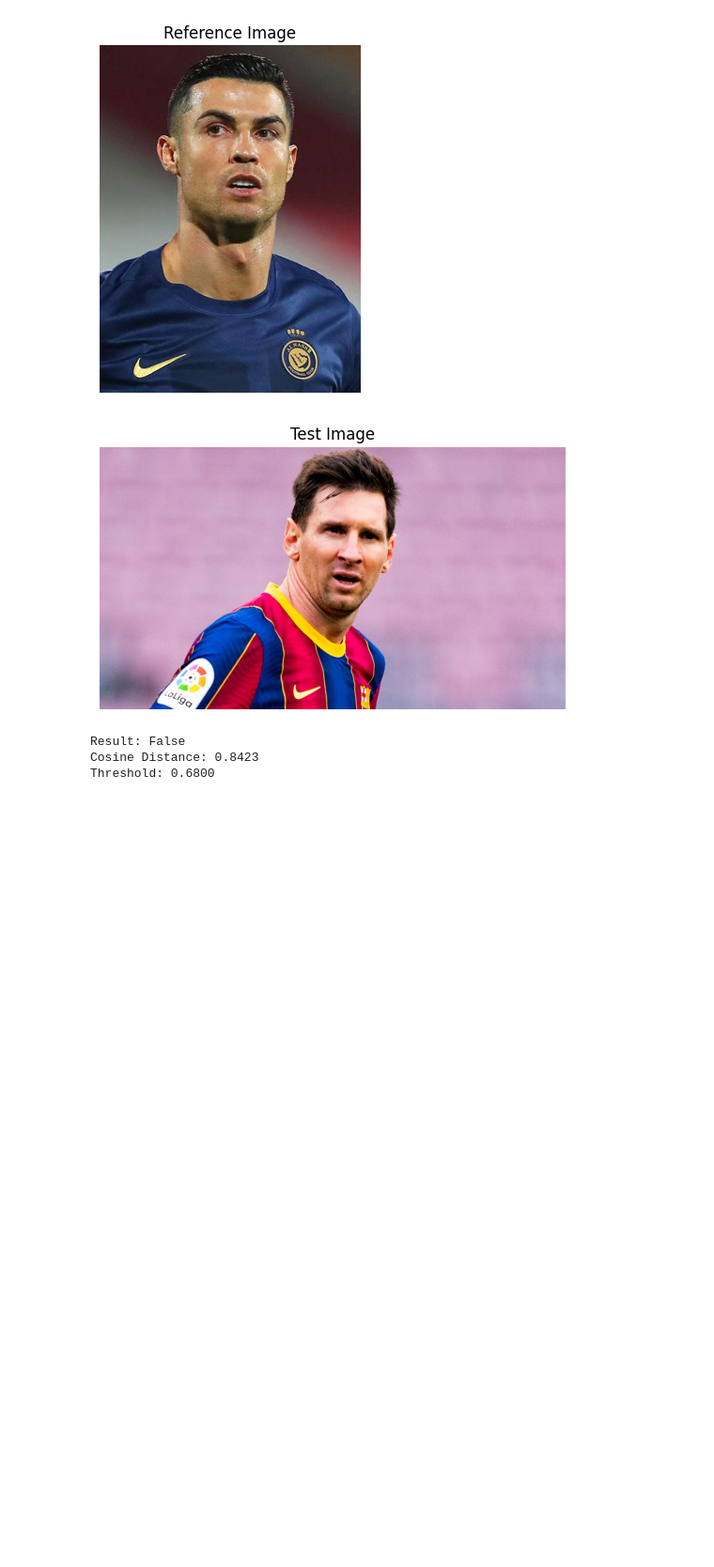
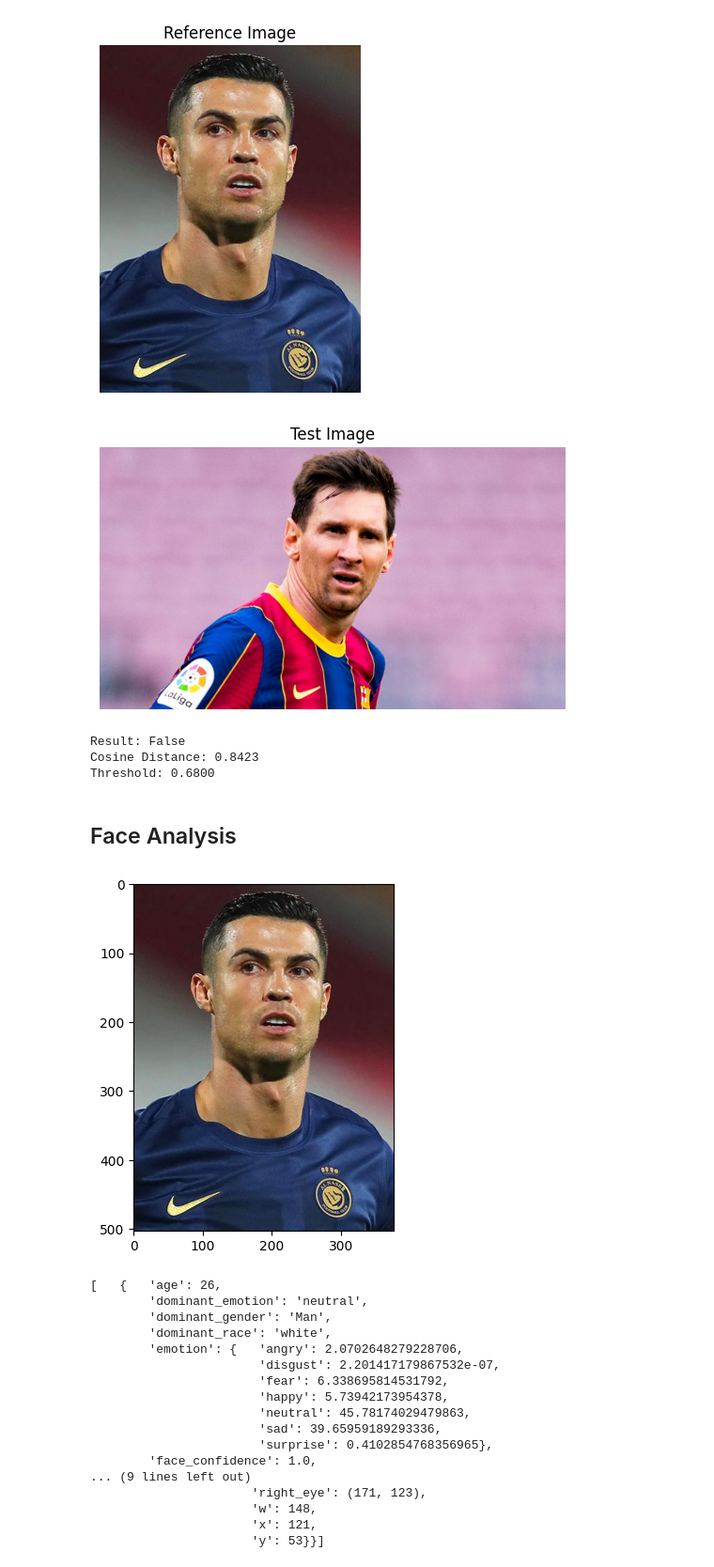
Before and after one commit to alirezasaharkhiz9/undergraduate-project-computer-vision, a Jupyter notebook: Modern Computer Vision/FacialRecognitionWithDeepFace.ipynb, the cells around one changed output. Shown at 94% size. Drawn from its saved outputs; the diff is of its cells as text; code cells hidden in the pictures; blank space fills up the shorter version.

```diff
--- a/Modern Computer Vision/FacialRecognitionWithDeepFace.ipynb
+++ b/Modern Computer Vision/FacialRecognitionWithDeepFace.ipynb
@@ -83,3 +86,43 @@ print(f"Threshold: {result['threshold']:.4f}")
 Result: False
 Cosine Distance: 0.8423
 Threshold: 0.6800
+# %% [markdown]
+## Face Analysis
+# %%
+import pprint
+
+img_path = "/content/Cristiano_Ronaldo,_2023.jpg"
+
+obj = DeepFace.analyze(
+    img_path=img_path,
+    actions=['age', 'gender', 'race', 'emotion'],
+    detector_backend="mtcnn",
+    # enforce_detection=True
+)
+
+img = cv2.imread(img_path)
+img = cv2.cvtColor(img, cv2.COLOR_BGR2RGB)
+plt.imshow(img)
+plt.show()
+
+pp = pprint.PrettyPrinter(indent=4)
+pp.pprint(obj)
+# %% [output]
+[figure, added]
+[   {   'age': 26,
+        'dominant_emotion': 'neutral',
+        'dominant_gender': 'Man',
+        'dominant_race': 'white',
+        'emotion': {   'angry': 2.0702648279228706,
+                       'disgust': 2.201417179867532e-07,
+                       'fear': 6.338695814531792,
+                       'happy': 5.73942173954378,
+                       'neutral': 45.78174029479863,
+                       'sad': 39.65959189293336,
+                       'surprise': 0.4102854768356965},
+        'face_confidence': 1.0,
+... (9 lines left out)
+                      'right_eye': (171, 123),
+                      'w': 148,
+                      'x': 121,
+                      'y': 53}}]
```
Also changed, not shown: parts of 2 cells of this notebook.
